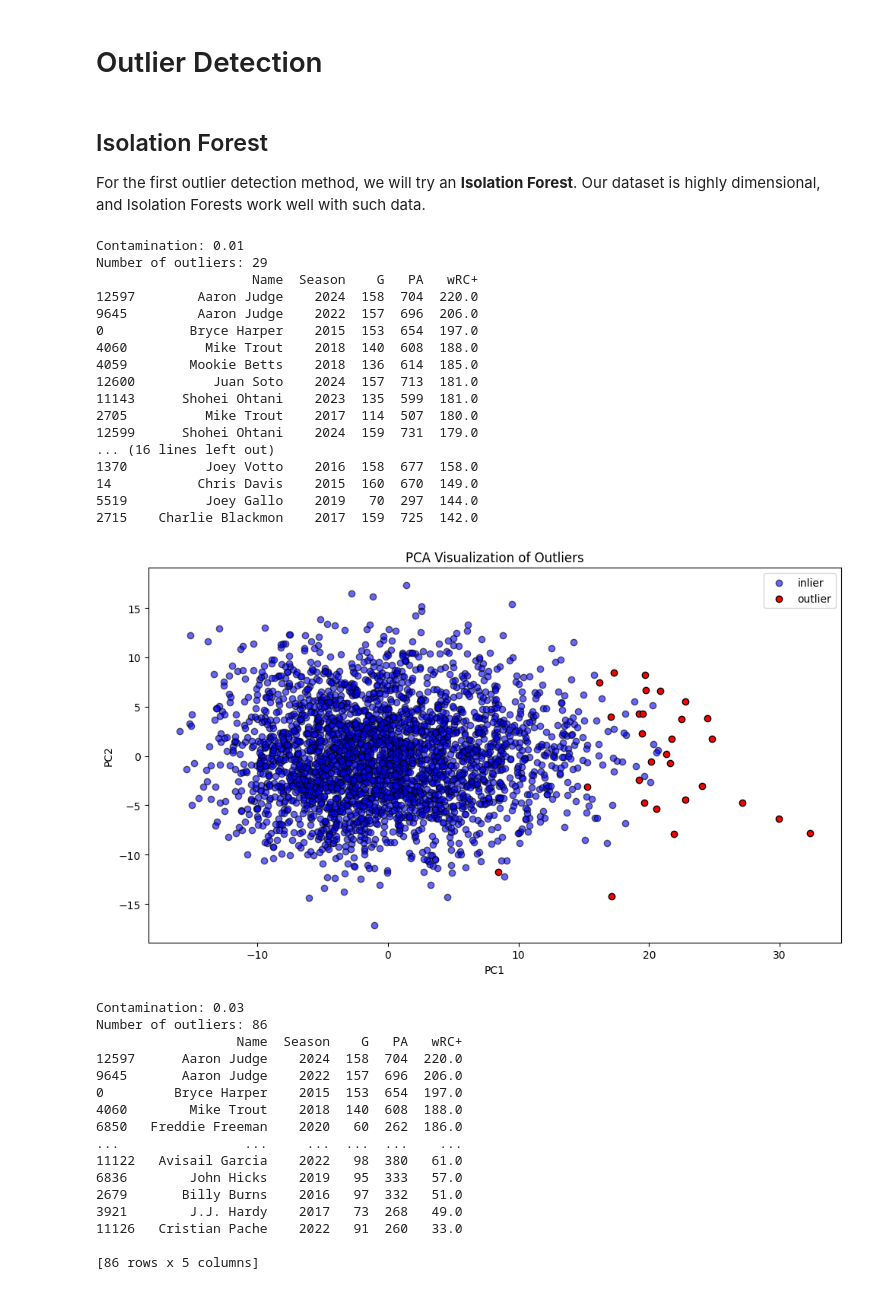
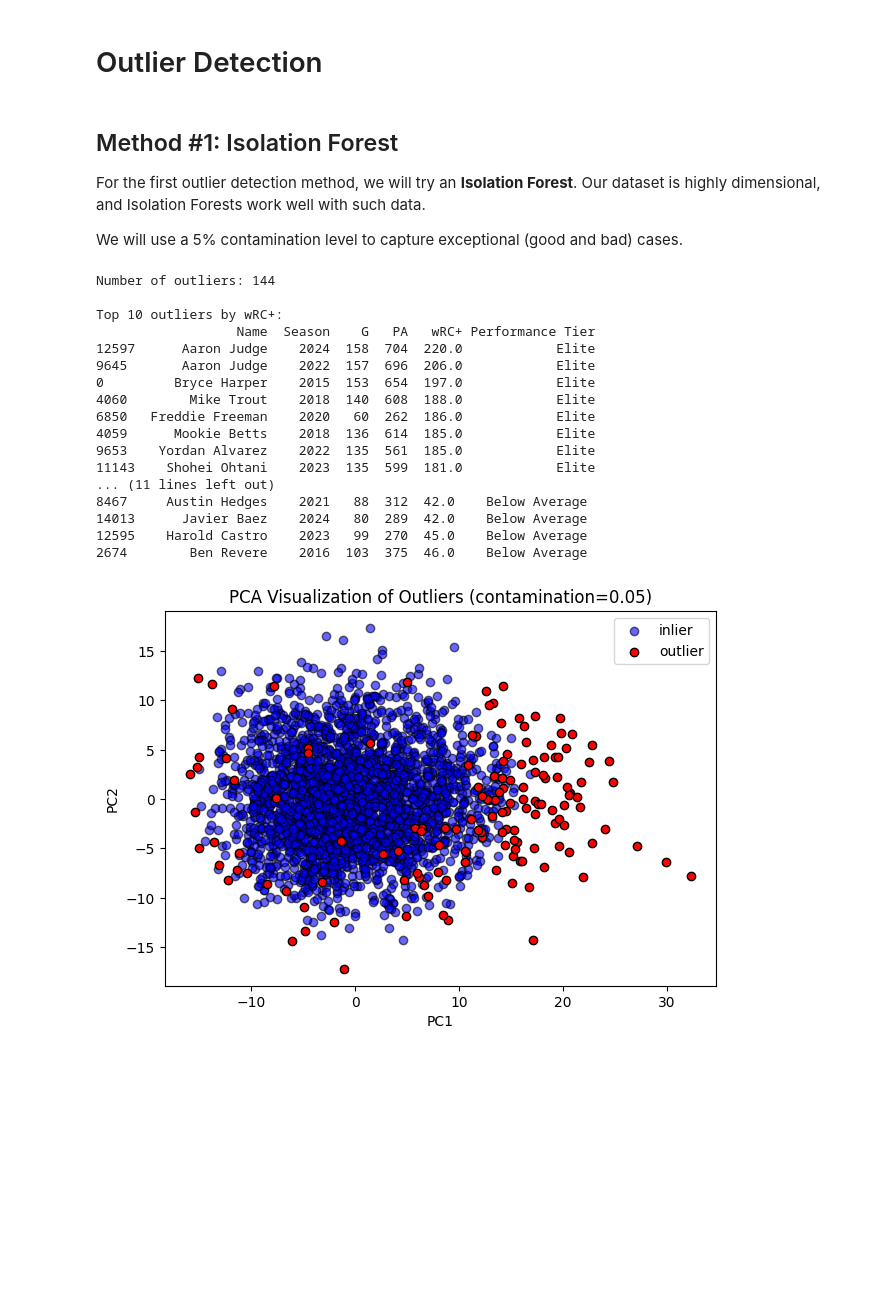
Before and after one commit to ichiro-wang/mlb-batting-analysis, a Jupyter notebook: notebooks/analysis.ipynb, the cells around one changed output. Saved outputs shown, nothing was run; the diff lists cells and outputs as text; code cells hidden in the pictures; blank space fills up the shorter version.

Commit message:
outliers: iso forest

```diff
--- a/notebooks/analysis.ipynb
+++ b/notebooks/analysis.ipynb
@@ -279,7 +280,7 @@ We handle missing values by removing or imputing.
 Before we mess with any columns or values, we will save some data such as `Name` for reference when we do outlier detection. This will allow us to identify who the outliers are when we do outlier detection later on.
 # %%
 # saving some data for future reference, not for modelling
-reference_data = data[["Name", "Season", "G", "PA", "wRC+"]]
+reference_data = data[["Name", "Season", "G", "PA", "wRC+", "Performance Tier"]]
 reference_data.to_csv("../data/processed/batting_2015_2024_reference.csv", index=False)
 # %% [markdown]
 ### Removing Values
@@ -343,7 +344,7 @@ X = data.drop(columns=["Performance Tier"])
 y = data["Performance Tier"]
 
 X_train, X_test, y_train, y_test = train_test_split(
-    X, y, train_size=0.8, test_size=0.2, stratify=y, random_state=42
+    X, y, train_size=0.8, stratify=y, random_state=42
 )
 
 X_resampled, y_resampled, sm = pp.apply_smote(X_train, y_train)
@@ -410,54 +411,35 @@ This is not surprising as out dataset is highly dimensional, which makes it hard
 # %% [markdown]
 # Outlier Detection
 # %% [markdown]
-## Isolation Forest
+## Method #1: Isolation Forest
 
 For the first outlier detection method, we will try an **Isolation Forest**. Our dataset is highly dimensional, and Isolation Forests work well with such data.
+
+We will use a 5% contamination level to capture exceptional (good and bad) cases.
 # %%
 X = data.drop(columns=["Performance Tier"])
 
-# contaminations = ["auto"]
-contaminations = [0.01, 0.03, 0.05, 0.07, 0.10]
-
-for contamination in contaminations:
-    print(f"\nContamination: {contamination}")
-    iso_forest, y_pred = od.detect_outliers_isolation_forest(X, contamination)
-    outliers_data = reference_data[y_pred == -1]
-    print(f"Number of outliers: {len(outliers_data)}")
-    print(outliers_data.sort_values(by="wRC+", ascending=False))
-    vis.plot_outliers(pca_result, y_pred)
+contamination = 0.05 # try 5% contamination and check results
+iso_forest, y_pred = od.detect_outliers_isolation_forest(X, contamination)
+outliers_data = reference_data[y_pred == -1]
+od.analyze_outliers(outliers_data)
+vis.plot_outliers(pca_result, y_pred, contamination)
 # %% [output]
-Contamination: 0.01
-Number of outliers: 29
-                    Name  Season    G   PA   wRC+
-12597        Aaron Judge    2024  158  704  220.0
-9645         Aaron Judge    2022  157  696  206.0
-0           Bryce Harper    2015  153  654  197.0
-4060          Mike Trout    2018  140  608  188.0
-4059        Mookie Betts    2018  136  614  185.0
-12600          Juan Soto    2024  157  713  181.0
-11143      Shohei Ohtani    2023  135  599  181.0
-2705          Mike Trout    2017  114  507  180.0
-12599      Shohei Ohtani    2024  159  731  179.0
-... (16 lines left out)
-1370          Joey Votto    2016  158  677  158.0
-14           Chris Davis    2015  160  670  149.0
-5519          Joey Gallo    2019   70  297  144.0
-2715    Charlie Blackmon    2017  159  725  142.0
+Number of outliers: 144
+
+Top 10 outliers by wRC+:
+                  Name  Season    G   PA   wRC+ Performance Tier
+12597      Aaron Judge    2024  158  704  220.0            Elite
+9645       Aaron Judge    2022  157  696  206.0            Elite
+0         Bryce Harper    2015  153  654  197.0            Elite
+4060        Mike Trout    2018  140  608  188.0            Elite
+6850   Freddie Freeman    2020   60  262  186.0            Elite
+4059      Mookie Betts    2018  136  614  185.0            Elite
+9653    Yordan Alvarez    2022  135  561  185.0            Elite
+11143    Shohei Ohtani    2023  135  599  181.0            Elite
+... (11 lines left out)
+8467     Austin Hedges    2021   88  312  42.0    Below Average
+14013      Javier Baez    2024   80  289  42.0    Below Average
+12595    Harold Castro    2023   99  270  45.0    Below Average
+2674        Ben Revere    2016  103  375  46.0    Below Average
-[figure, old version]
+[figure, new version]
-Contamination: 0.03
-Number of outliers: 86
-                  Name  Season    G   PA   wRC+
-12597      Aaron Judge    2024  158  704  220.0
-9645       Aaron Judge    2022  157  696  206.0
-0         Bryce Harper    2015  153  654  197.0
-4060        Mike Trout    2018  140  608  188.0
-6850   Freddie Freeman    2020   60  262  186.0
-...                ...     ...  ...  ...    ...
-11122   Avisail Garcia    2022   98  380   61.0
-6836        John Hicks    2019   95  333   57.0
-2679       Billy Burns    2016   97  332   51.0
-3921        J.J. Hardy    2017   73  268   49.0
-11126   Cristian Pache    2022   91  260   33.0
-
-[86 rows x 5 columns]
```
Also changed, not shown: parts of 7 cells of this notebook, 4 other files.
